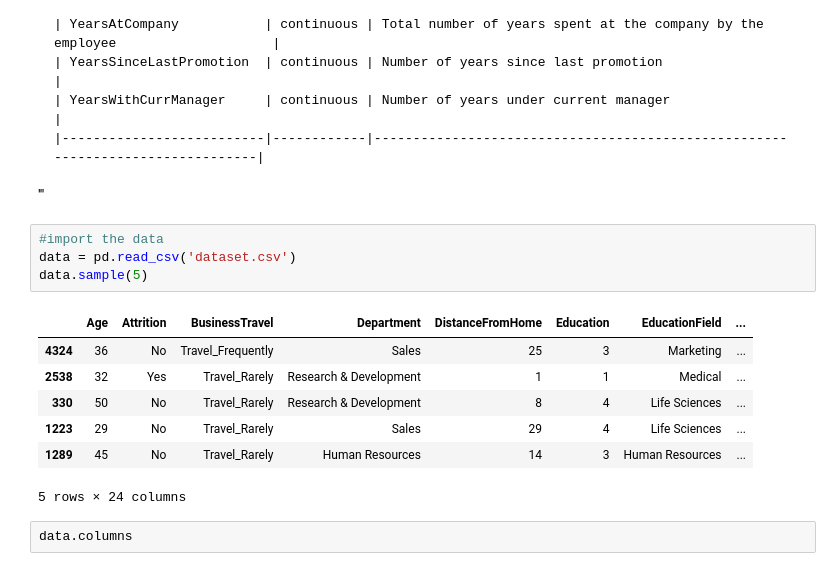
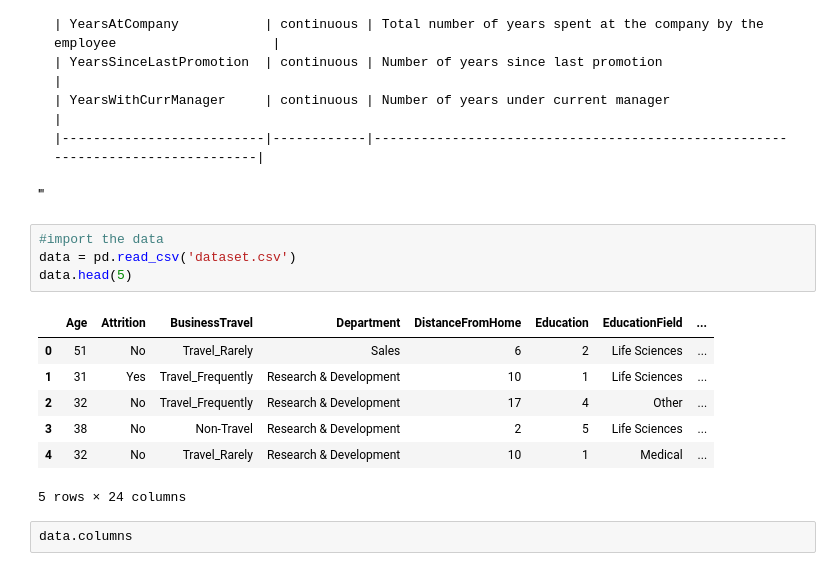
Before and after one commit to kafuuma/MCS-7103-ML, a Jupyter notebook: Logistic Regression/HRdataset.ipynb, the cells around one changed output. Saved outputs shown, nothing was run; the diff lists cells and outputs as text.

```diff
--- a/Logistic Regression/HRdataset.ipynb
+++ b/Logistic Regression/HRdataset.ipynb
@@ -64,14 +64,14 @@ import pandas as pd
 # %%
 #import the data
 data = pd.read_csv('dataset.csv')
-data.sample(5)
+data.head(5)
 # %% [output]
 |  | Age | Attrition | BusinessTravel | Department | DistanceFromHome | Education | EducationField | ... |
-| 4324 | 36 | No | Travel_Frequently | Sales | 25 | 3 | Marketing | ... |
-| 2538 | 32 | Yes | Travel_Rarely | Research & Development | 1 | 1 | Medical | ... |
-| 330 | 50 | No | Travel_Rarely | Research & Development | 8 | 4 | Life Sciences | ... |
-| 1223 | 29 | No | Travel_Rarely | Sales | 29 | 4 | Life Sciences | ... |
-| 1289 | 45 | No | Travel_Rarely | Human Resources | 14 | 3 | Human Resources | ... |
+| 0 | 51 | No | Travel_Rarely | Sales | 6 | 2 | Life Sciences | ... |
+| 1 | 31 | Yes | Travel_Frequently | Research & Development | 10 | 1 | Life Sciences | ... |
+| 2 | 32 | No | Travel_Frequently | Research & Development | 17 | 4 | Other | ... |
+| 3 | 38 | No | Non-Travel | Research & Development | 2 | 5 | Life Sciences | ... |
+| 4 | 32 | No | Travel_Rarely | Research & Development | 10 | 1 | Medical | ... |
 5 rows × 24 columns
 # %%
 data.columns
```
Also changed, not shown: parts of 7 cells of this notebook, 1 other file.
